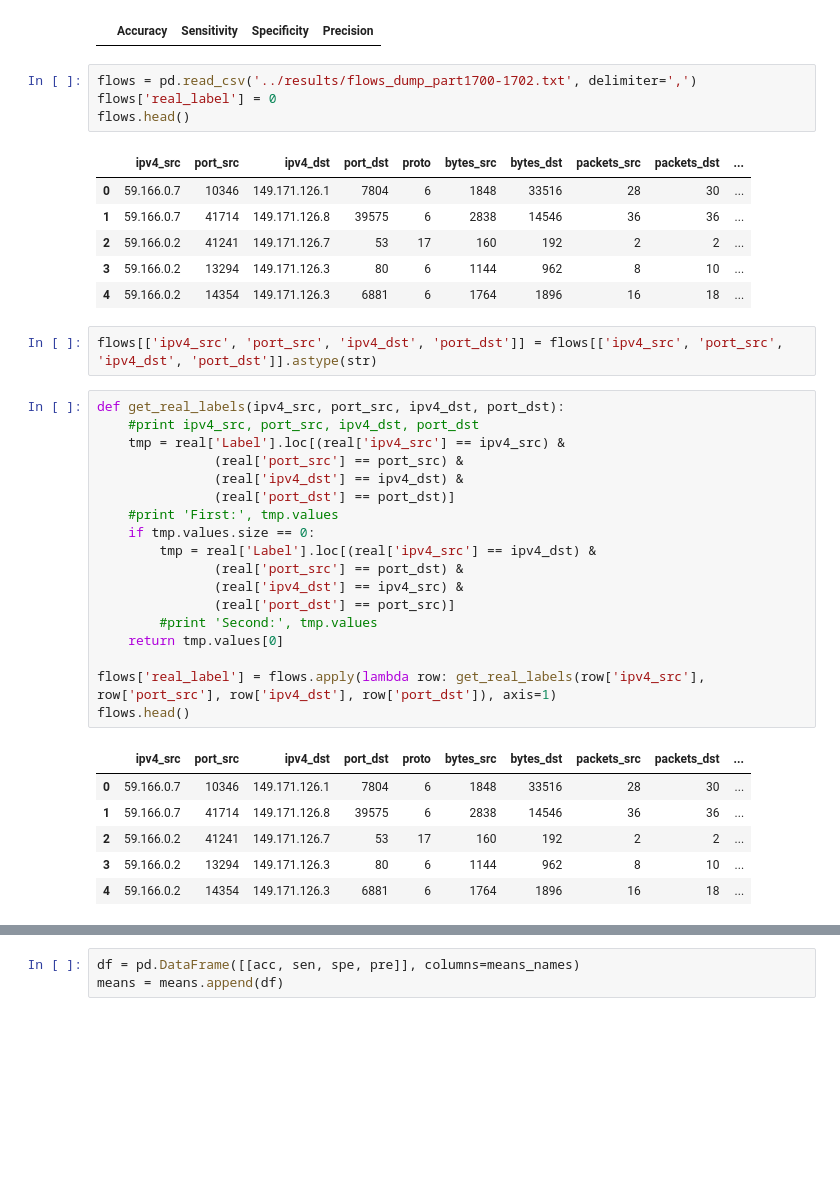
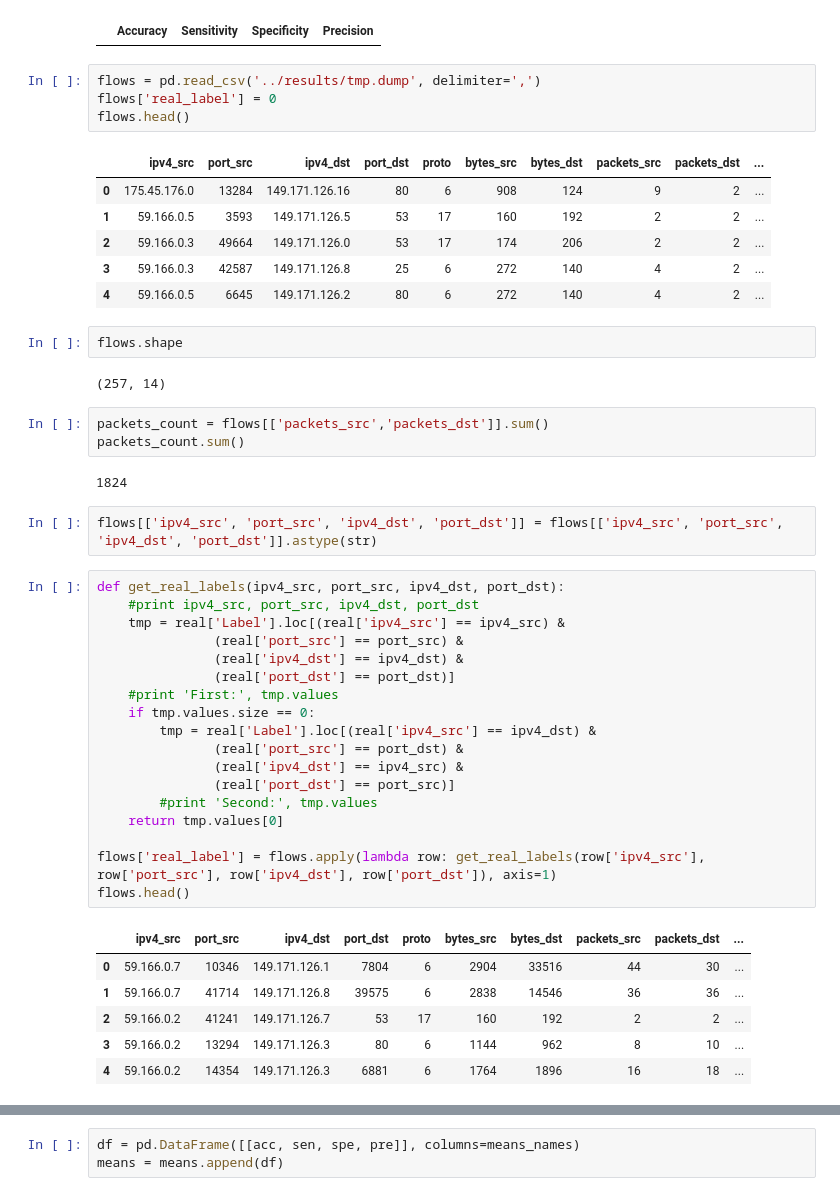
Before and after one commit to j05k0/DP_Security_improvements, a Jupyter notebook: jupyter_notebooks/Flows_dump_evaluation.ipynb, the cells around one changed output, grey strips where cells are left out. Saved outputs shown, nothing was run; the diff lists cells and outputs as text; blank space fills up the shorter version.

```diff
--- a/jupyter_notebooks/Flows_dump_evaluation.ipynb
+++ b/jupyter_notebooks/Flows_dump_evaluation.ipynb
@@ -34,16 +34,25 @@ means
 # %% [output]
 |  | Accuracy | Sensitivity | Specificity | Precision |
 # %%
-flows = pd.read_csv('../results/flows_dump_part1700-1702.txt', delimiter=',')
+flows = pd.read_csv('../results/tmp.dump', delimiter=',')
 flows['real_label'] = 0
 flows.head()
 # %% [output]
 |  | ipv4_src | port_src | ipv4_dst | port_dst | proto | bytes_src | bytes_dst | packets_src | packets_dst | ... |
-| 0 | 59.166.0.7 | 10346 | 149.171.126.1 | 7804 | 6 | 1848 | 33516 | 28 | 30 | ... |
-| 1 | 59.166.0.7 | 41714 | 149.171.126.8 | 39575 | 6 | 2838 | 14546 | 36 | 36 | ... |
-| 2 | 59.166.0.2 | 41241 | 149.171.126.7 | 53 | 17 | 160 | 192 | 2 | 2 | ... |
-| 3 | 59.166.0.2 | 13294 | 149.171.126.3 | 80 | 6 | 1144 | 962 | 8 | 10 | ... |
-| 4 | 59.166.0.2 | 14354 | 149.171.126.3 | 6881 | 6 | 1764 | 1896 | 16 | 18 | ... |
+| 0 | 175.45.176.0 | 13284 | 149.171.126.16 | 80 | 6 | 908 | 124 | 9 | 2 | ... |
+| 1 | 59.166.0.5 | 3593 | 149.171.126.5 | 53 | 17 | 160 | 192 | 2 | 2 | ... |
+| 2 | 59.166.0.3 | 49664 | 149.171.126.0 | 53 | 17 | 174 | 206 | 2 | 2 | ... |
+| 3 | 59.166.0.3 | 42587 | 149.171.126.8 | 25 | 6 | 272 | 140 | 4 | 2 | ... |
+| 4 | 59.166.0.5 | 6645 | 149.171.126.2 | 80 | 6 | 272 | 140 | 4 | 2 | ... |
+# %%
+flows.shape
+# %% [output]
+(257, 14)
+# %%
+packets_count = flows[['packets_src','packets_dst']].sum()
+packets_count.sum()
+# %% [output]
+1824
 # %%
 flows[['ipv4_src', 'port_src', 'ipv4_dst', 'port_dst']] = flows[['ipv4_src', 'port_src', 'ipv4_dst', 'port_dst']].astype(str)
 # %%
@@ -66,7 +75,7 @@ flows['real_label'] = flows.apply(lambda row: get_real_labels(row['ipv4_src'], r
 flows.head()
 # %% [output]
 |  | ipv4_src | port_src | ipv4_dst | port_dst | proto | bytes_src | bytes_dst | packets_src | packets_dst | ... |
-| 0 | 59.166.0.7 | 10346 | 149.171.126.1 | 7804 | 6 | 1848 | 33516 | 28 | 30 | ... |
+| 0 | 59.166.0.7 | 10346 | 149.171.126.1 | 7804 | 6 | 2904 | 33516 | 44 | 30 | ... |
 | 1 | 59.166.0.7 | 41714 | 149.171.126.8 | 39575 | 6 | 2838 | 14546 | 36 | 36 | ... |
 | 2 | 59.166.0.2 | 41241 | 149.171.126.7 | 53 | 17 | 160 | 192 | 2 | 2 | ... |
 | 3 | 59.166.0.2 | 13294 | 149.171.126.3 | 80 | 6 | 1144 | 962 | 8 | 10 | ... |
```
Also changed, not shown: parts of 9 cells of this notebook, 1 other file.
